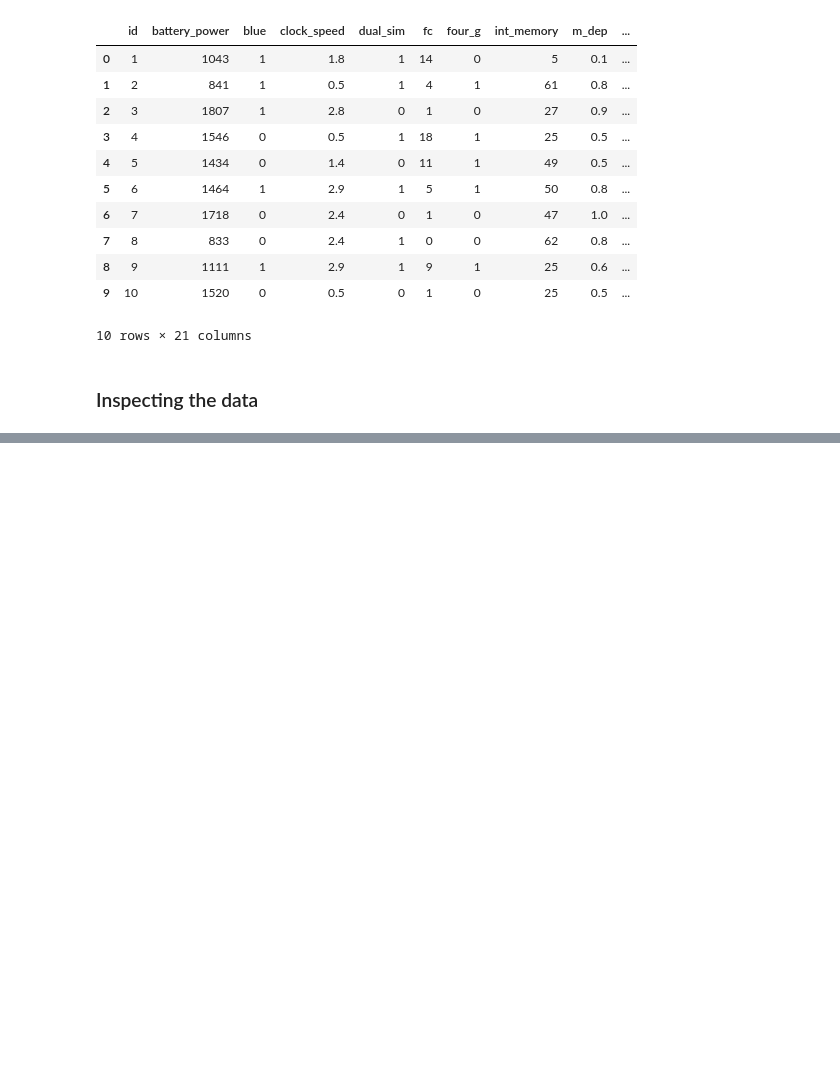
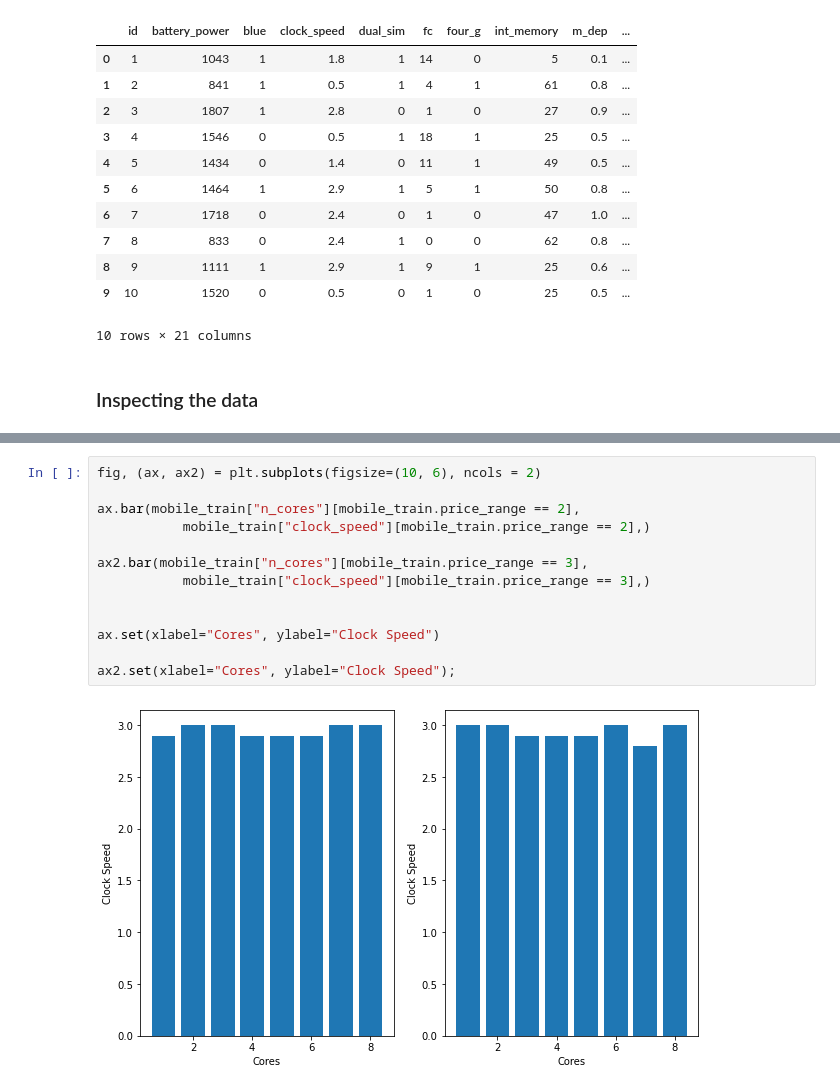
Before and after one commit to Charles2005/Mobile-Price-Classification, a Jupyter notebook: Files/Mobile-Price-Classication.ipynb, the cells around one changed output, grey strips where cells are left out. Saved outputs shown, nothing was run; the diff lists cells and outputs as text; blank space fills up the shorter version.

```diff
--- a/Files/Mobile-Price-Classication.ipynb
+++ b/Files/Mobile-Price-Classication.ipynb
@@ -129,0 +180,15 @@ dtype: int64
+# %%
+fig, (ax, ax2) = plt.subplots(figsize=(10, 6), ncols = 2)
+
+ax.bar(mobile_train["n_cores"][mobile_train.price_range == 2],
+           mobile_train["clock_speed"][mobile_train.price_range == 2],)
+
+ax2.bar(mobile_train["n_cores"][mobile_train.price_range == 3],
+           mobile_train["clock_speed"][mobile_train.price_range == 3],)
+
+
+ax.set(xlabel="Cores", ylabel="Clock Speed")
+
+ax2.set(xlabel="Cores", ylabel="Clock Speed");
+# %% [output]
+[figure, added]
```
Also changed, not shown: parts of 22 cells of this notebook.
